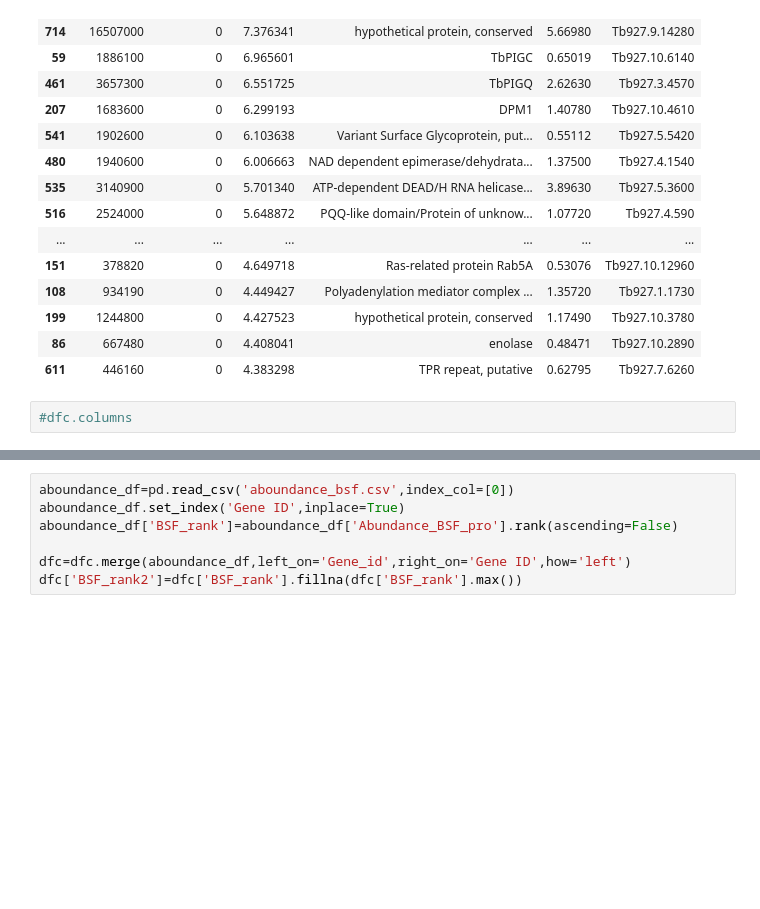
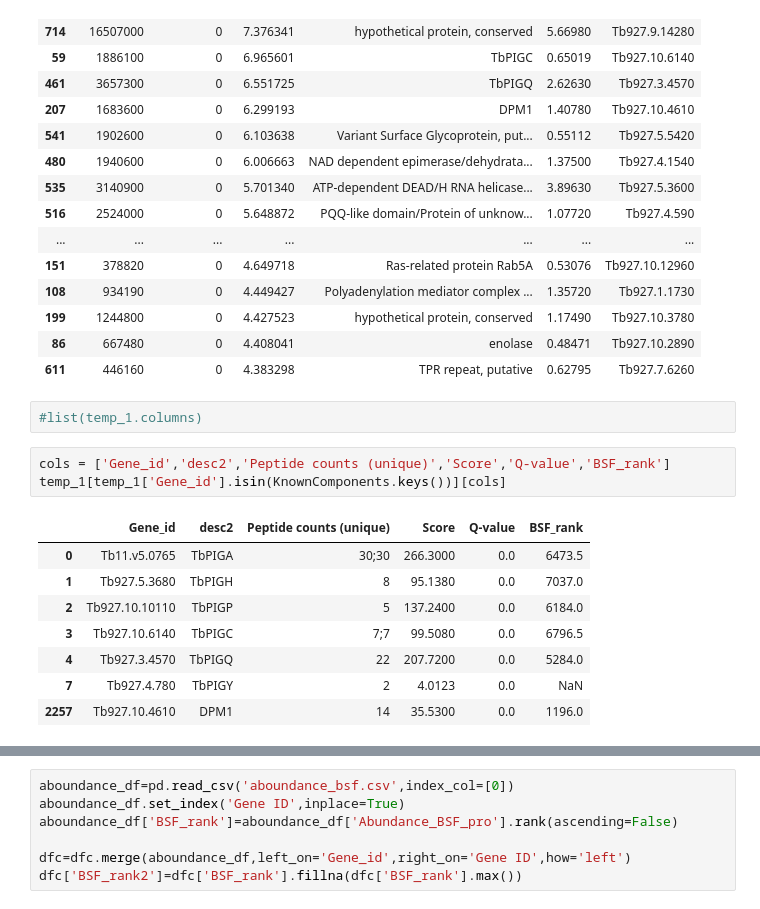
Before and after one commit to mtinti/TbGPI3, a Jupyter notebook: analysis_def.ipynb, the cells around one changed output, grey strips where cells are left out. Cells and saved outputs as stored; diff of their text form; blank space fills up the shorter version.

```diff
--- a/analysis_def.ipynb
+++ b/analysis_def.ipynb
@@ -628,7 +631,19 @@ dfc.sort_values(
 | 86 | 667480 | 0 | 4.408041 | enolase | 0.48471 | Tb927.10.2890 |
 | 611 | 446160 | 0 | 4.383298 | TPR repeat, putative | 0.62795 | Tb927.7.6260 |
 # %%
-#dfc.columns
+#list(temp_1.columns)
+# %%
+cols = ['Gene_id','desc2','Peptide counts (unique)','Score','Q-value','BSF_rank']
+temp_1[temp_1['Gene_id'].isin(KnownComponents.keys())][cols]
+# %% [output]
+|  | Gene_id | desc2 | Peptide counts (unique) | Score | Q-value | BSF_rank |
+| 0 | Tb11.v5.0765 | TbPIGA | 30;30 | 266.3000 | 0.0 | 6473.5 |
+| 1 | Tb927.5.3680 | TbPIGH | 8 | 95.1380 | 0.0 | 7037.0 |
+| 2 | Tb927.10.10110 | TbPIGP | 5 | 137.2400 | 0.0 | 6184.0 |
+| 3 | Tb927.10.6140 | TbPIGC | 7;7 | 99.5080 | 0.0 | 6796.5 |
+| 4 | Tb927.3.4570 | TbPIGQ | 22 | 207.7200 | 0.0 | 5284.0 |
+| 7 | Tb927.4.780 | TbPIGY | 2 | 4.0123 | 0.0 | NaN |
+| 2257 | Tb927.10.4610 | DPM1 | 14 | 35.5300 | 0.0 | 1196.0 |
 # %%
 dfc[dfc.Gene_id.isin(KnownComponents.keys())
    ].sort_values('logFC',ascending=False)[['Intensity 1','Intensity 2','logIn',
```
Also changed, not shown: parts of 14 cells of this notebook, 20 other files.
